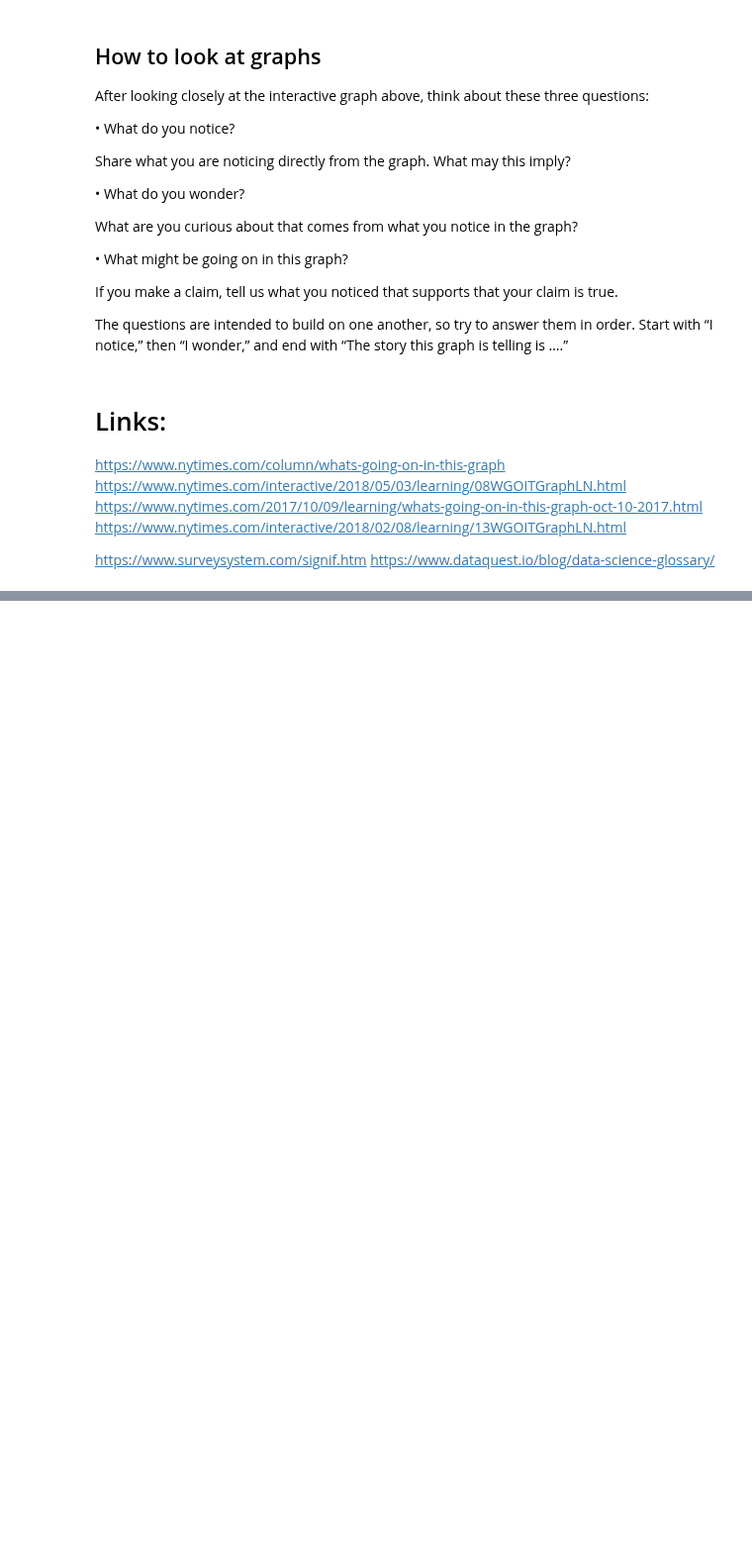
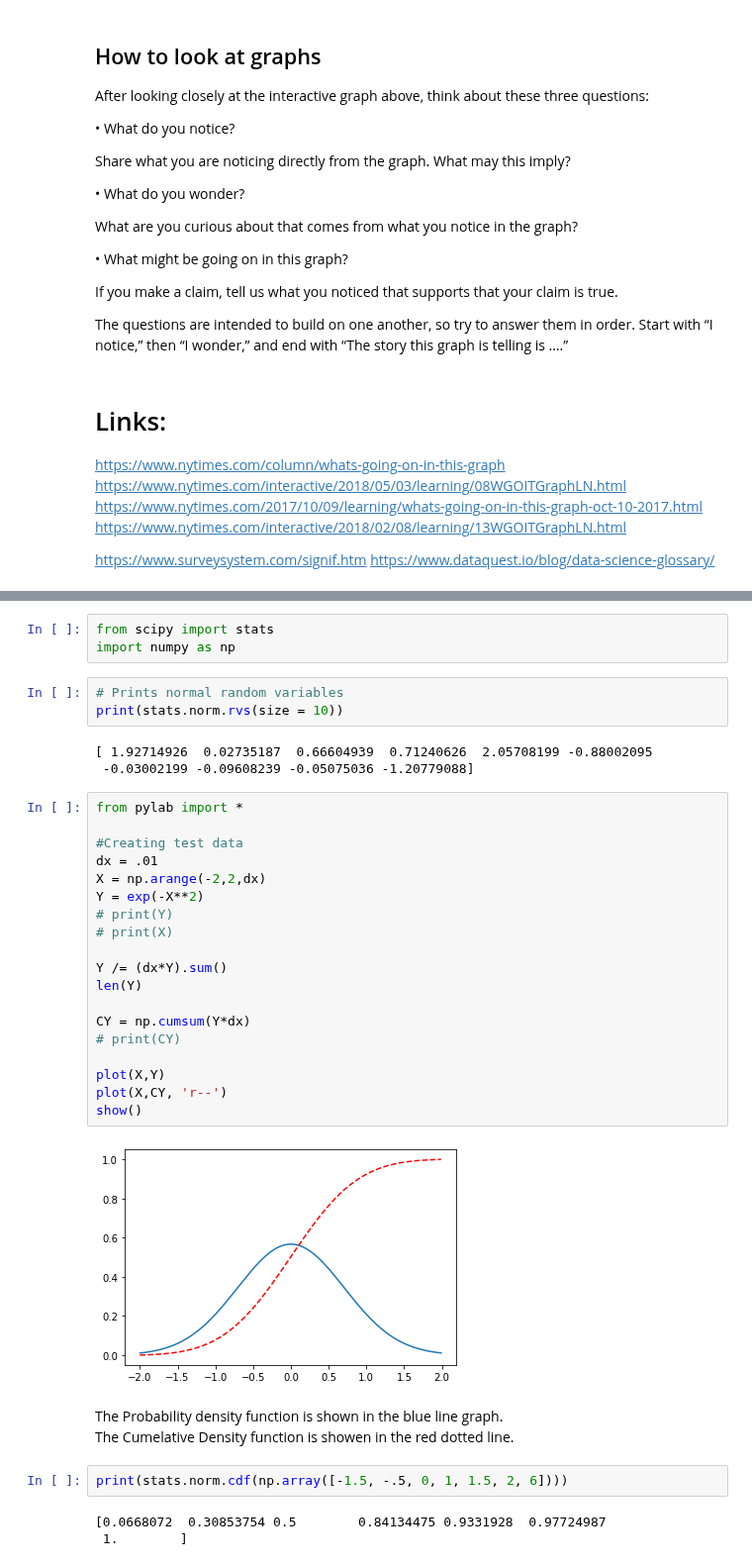
Before and after one commit to Aniket-Mishra/Statistics_with_Python_Specialization, a Jupyter notebook: Course 1- Understanding and Visializing Data/Week 2.ipynb, the cells around one changed output, grey strips where cells are left out. Shown at 99% size. Saved outputs shown, nothing was run; the diff lists cells and outputs as text; blank space fills up the shorter version.

```diff
--- a/Course 1- Understanding and Visializing Data/Week 2.ipynb
+++ b/Course 1- Understanding and Visializing Data/Week 2.ipynb
@@ -119,0 +151,38 @@ For more general thoughts on infographics and assessing information, consider lo
+# %%
+from scipy import stats
+import numpy as np
+# %%
+# Prints normal random variables
+print(stats.norm.rvs(size = 10))
+# %% [output]
+[ 1.92714926  0.02735187  0.66604939  0.71240626  2.05708199 -0.88002095
+ -0.03002199 -0.09608239 -0.05075036 -1.20779088]
+# %%
+from pylab import *
+
+#Creating test data
+dx = .01
+X = np.arange(-2,2,dx)
+Y = exp(-X**2)
+# print(Y)
+# print(X)
+
+Y /= (dx*Y).sum()
+len(Y)
+
+CY = np.cumsum(Y*dx)
+# print(CY)
+
+plot(X,Y)
+plot(X,CY, 'r--')
+show()
+# %% [output]
+[figure, added]
+# %% [markdown]
+The Probability density function is shown in the blue line graph. <br>
+The Cumelative Density function is showen in the red dotted line.
+# %%
+print(stats.norm.cdf(np.array([-1.5, -.5, 0, 1, 1.5, 2, 6])))
+# %% [output]
+[0.0668072  0.30853754 0.5        0.84134475 0.9331928  0.97724987
+ 1.        ]
```
Also changed, not shown: parts of 51 cells of this notebook, 2 other files.
